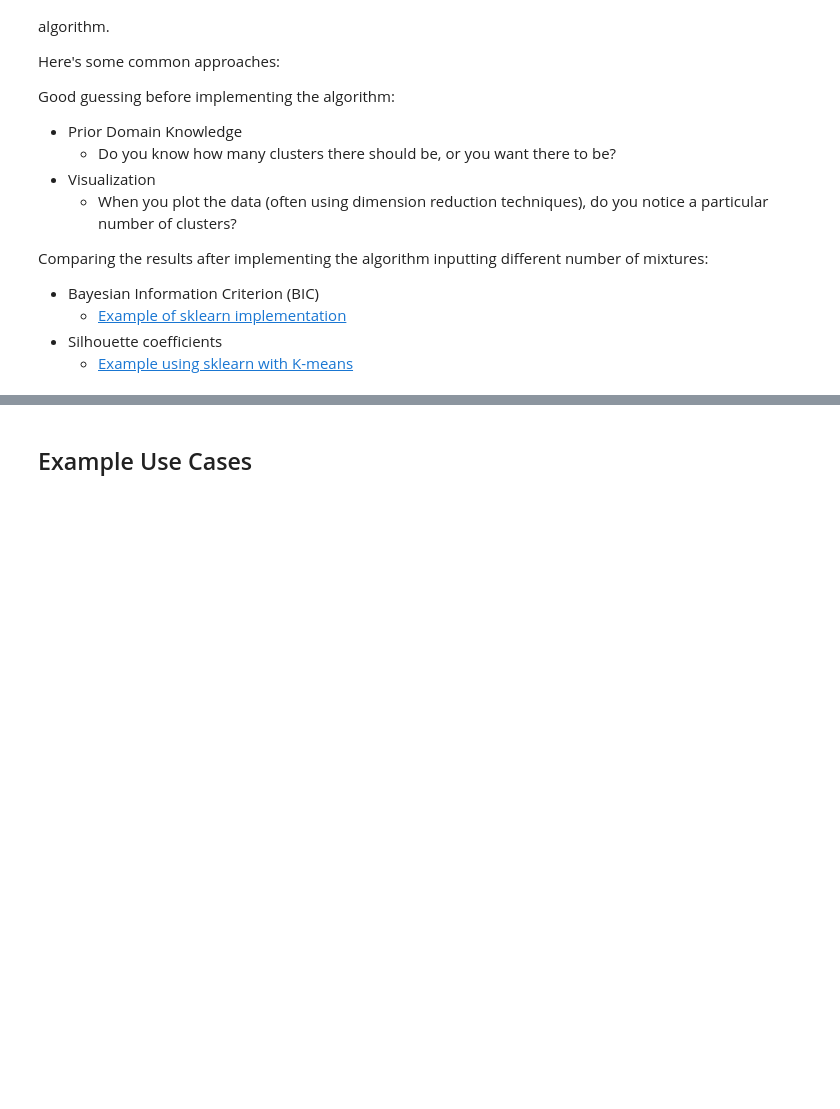
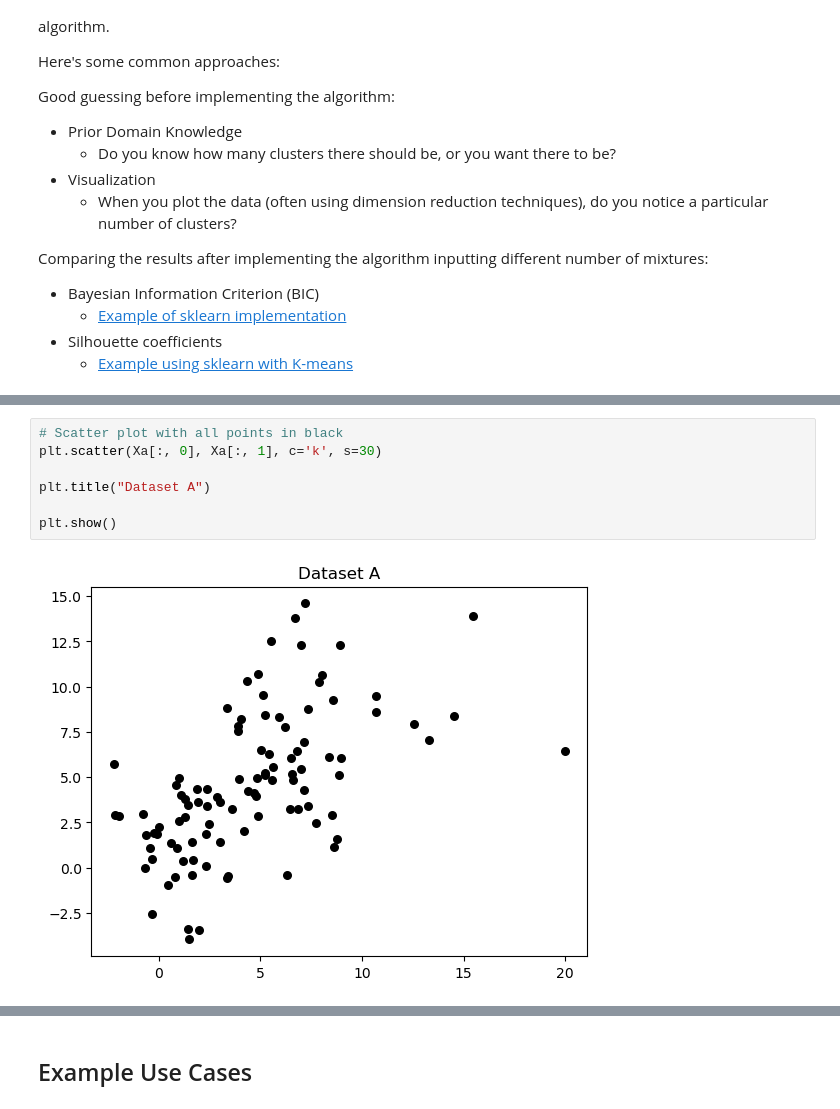
Before and after one commit to IJbeasley/GMM-Tutorial, a Jupyter notebook: GMM_tutorial.ipynb, the cells around one changed output, grey strips where cells are left out. Cells and saved outputs as stored; diff of their text form; blank space fills up the shorter version.

```diff
--- a/GMM_tutorial.ipynb
+++ b/GMM_tutorial.ipynb
@@ -184,0 +199,9 @@ Comparing the results after implementing the algorithm inputting different numbe
+# %%
+# Scatter plot with all points in black
+plt.scatter(Xa[:, 0], Xa[:, 1], c='k', s=30)
+
+plt.title("Dataset A")
+
+plt.show()
+# %% [output]
+[figure, added]
```
Also changed, not shown: parts of 12 cells of this notebook.
